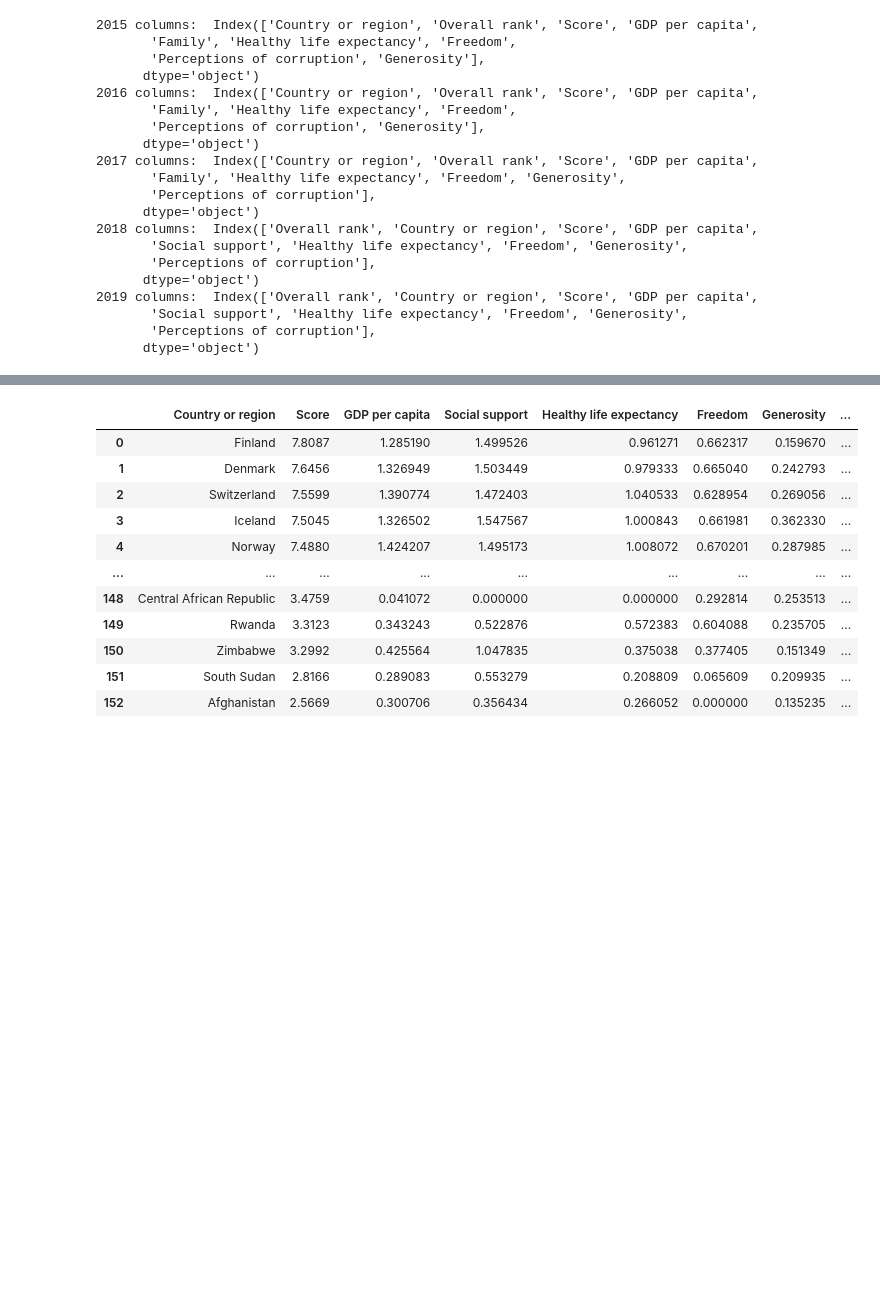
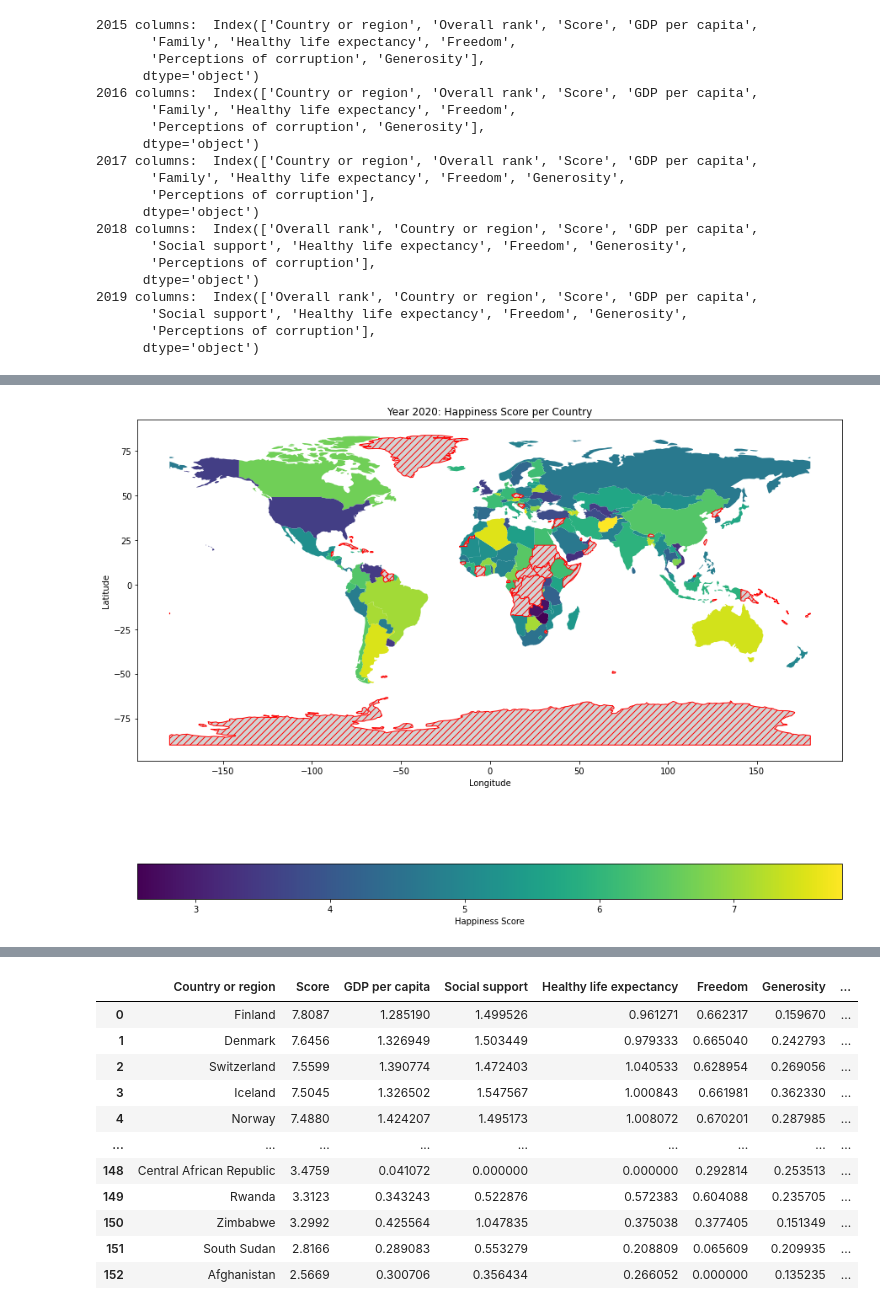
Before and after one commit to tterrytran95/happinesspro, a Jupyter notebook: EDA for potential datasets.ipynb, the cells around one changed output, grey strips where cells are left out. Cells and saved outputs as stored; diff of their text form; code cells hidden in the pictures; blank space fills up the shorter version.

Commit message:
added united states of america to the plot

```diff
--- a/EDA for potential datasets.ipynb
+++ b/EDA for potential datasets.ipynb
@@ -139,10 +109,0 @@ df
-# %%
-world = gp.read_file(gp.datasets.get_path('naturalearth_lowres'))
-# print(sorted(world['name'].tolist()))
-sorted_world_countries = sorted(world['name'].tolist())
-ct = 0
-for c in sorted_countries_2020:
-#     print(c, 'in world: ', c in sorted_world_countries)
-    if (c not in sorted_world_countries):
-        print(c)
-        ct += 1
@@ -204,0 +139,13 @@ plt.show()
+# %%
+world = gp.read_file(gp.datasets.get_path('naturalearth_lowres'))
+# print(sorted(world['name'].tolist()))
+sorted_world_countries = sorted(world['name'].tolist())
+ct = 0
+for c in range(len(sorted_countries_2020)):
+#     print(c, 'in world: ', c in sorted_world_countries)
+    if (sorted_countries_2020[c] not in sorted_world_countries):
+        print(sorted_countries_2020[c])
+        ct += 1
+    if (sorted_countries_2020[c] == 'United States'):
+        sorted_countries_2020[c] = 'United States of America'
+'United States of America' in sorted_countries_2020
@@ -204,0 +173,5 @@ plt.show()
+# %%
+# merge world and 2020 df scores
+df = pd.DataFrame({'name': sorted_countries_2020, 'score': score_2020})
+merge2020 = pd.merge(world, df, on='name', how='left')
+merge2020
@@ -205,3 +192,16 @@ plt.show()
+# %%
+# plot the happiness score of each country on this map
+fig, ax = plt.subplots(1, 1)
+fig.set_size_inches(15, 15)
+merge2020.plot(column='score',legend=True, ax=ax, legend_kwds={'label': "Happiness Score", 'orientation': "horizontal"},
+missing_kwds={ "color": "lightgrey", "edgecolor": "red", "hatch": "///", "label": "Missing values", },)
+
+plt.title('Year 2020: Happiness Score per Country', loc='center') # center title?
+plt.xlabel('Longitude')
+plt.ylabel('Latitude')
+plt.show()
+# %% [output]
+[figure, added]
 # %%
 # preprocess 2020 a little differently
 # df2020.columns
```
Also changed, not shown: parts of 15 cells of this notebook.
